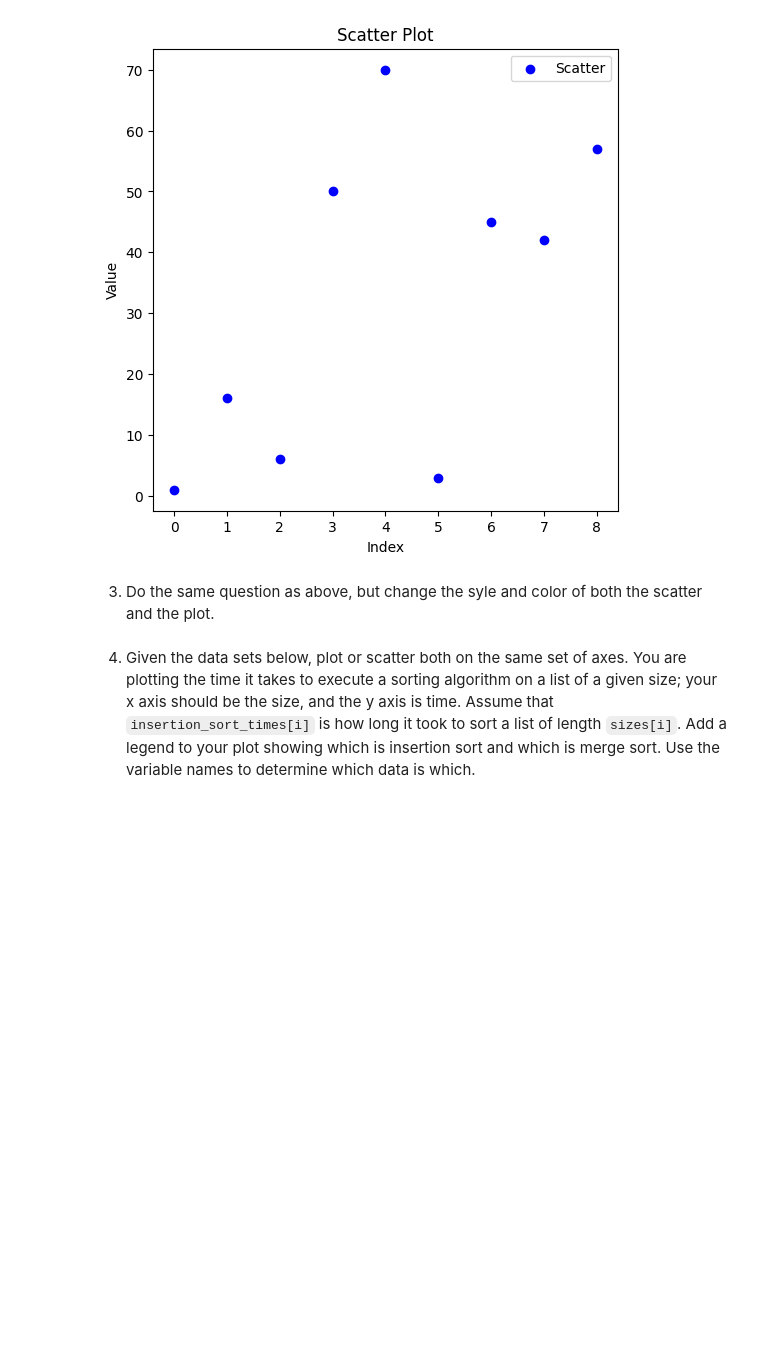
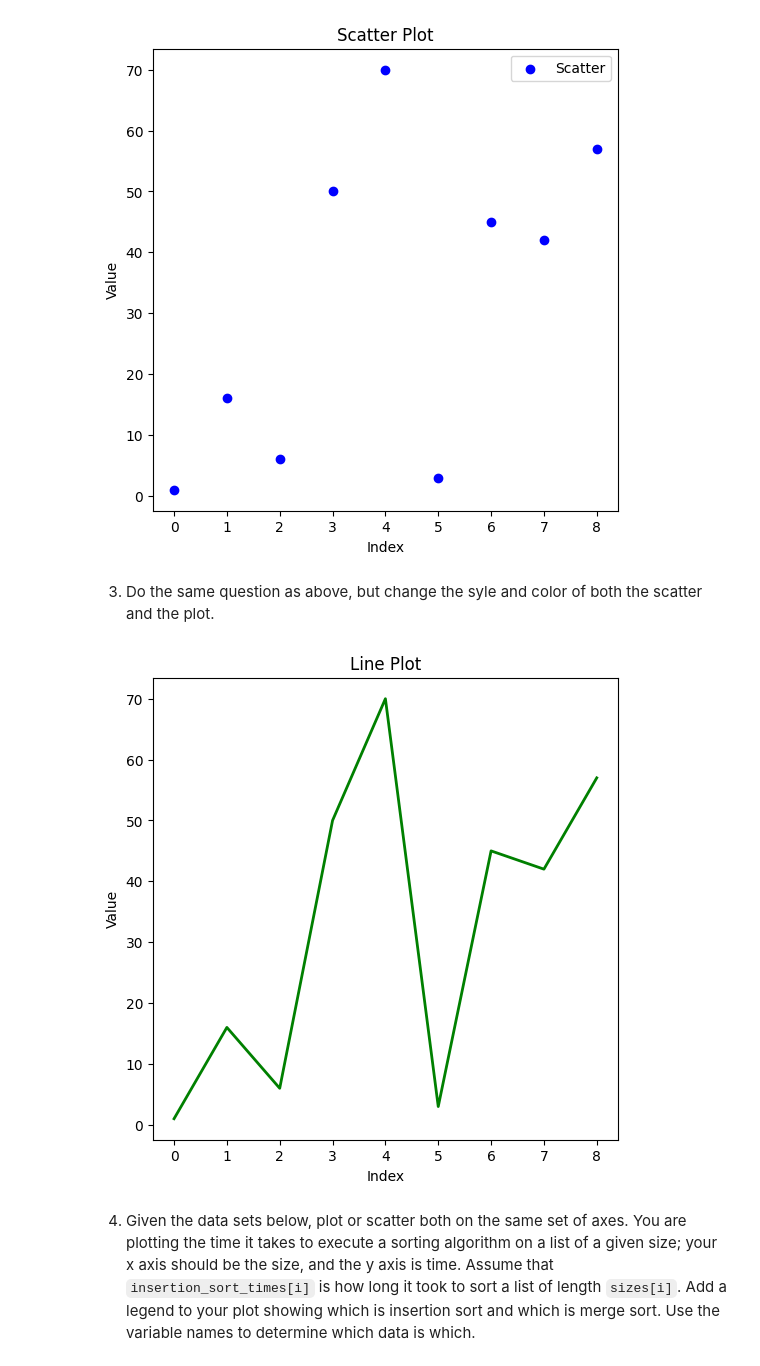
Before and after one commit to ceradrake/pyplot, a Jupyter notebook: pyplot.ipynb, the cells around one changed output. Saved outputs shown, nothing was run; the diff lists cells and outputs as text; code cells hidden in the pictures; blank space fills up the shorter version.

```diff
--- a/pyplot.ipynb
+++ b/pyplot.ipynb
@@ -49,6 +49,17 @@ plt.show()
 [figure]
 # %% [markdown]
 3. Do the same question as above, but change the syle and color of both the scatter and the plot.
+# %%
+random_numbers = [1, 16, 6, 50, 70, 3, 45, 42, 57]
+x_values = np.arange(len(random_numbers))
+fig, ax2 = plt.subplots(figsize=(6, 6))
+ax2.plot(x_values, random_numbers, color='green', label='Line Plot', linestyle='-', linewidth=2)
+ax2.set_title('Line Plot')
+ax2.set_xlabel('Index')
+ax2.set_ylabel('Value')
+plt.show()
+# %% [output]
+[figure, added]
 # %% [markdown]
 4. Given the data sets below, plot or scatter both on the same set of axes.  You are plotting the time it takes to execute a sorting algorithm on a list of a given size; your x axis should be the size, and the y axis is time.  Assume that `insertion_sort_times[i]` is how long it took to sort a list of length `sizes[i]`.  Add a legend to your plot showing which is insertion sort and which is merge sort.  Use the variable names to determine which data is which.
 # %%
```
